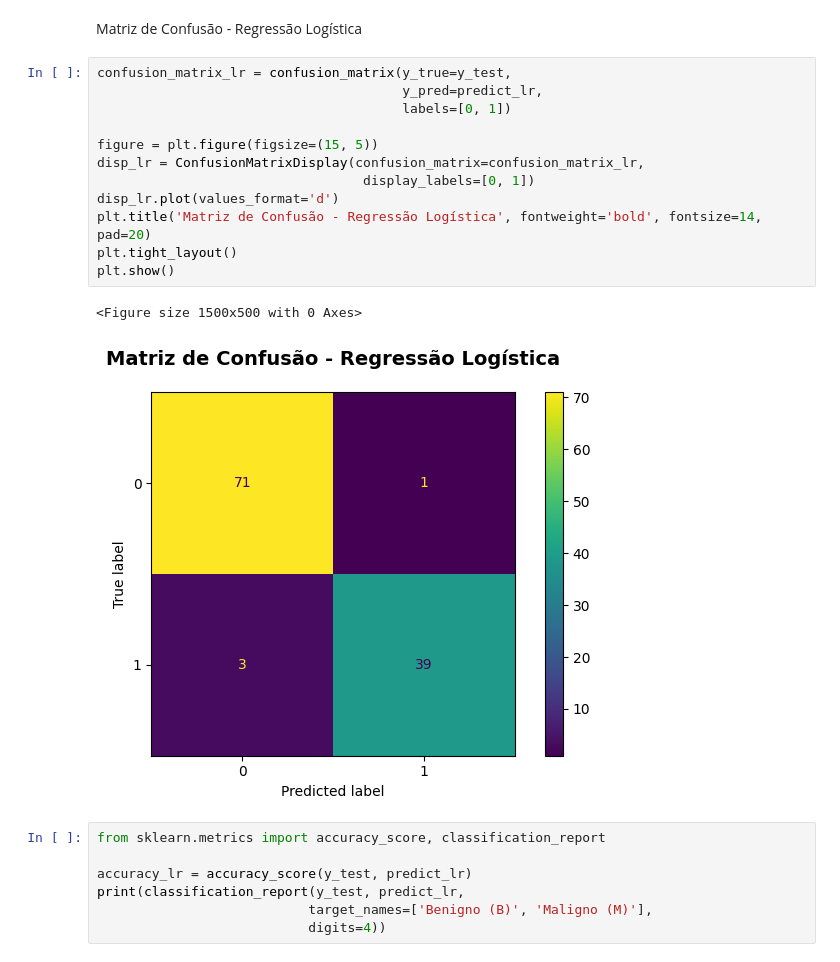
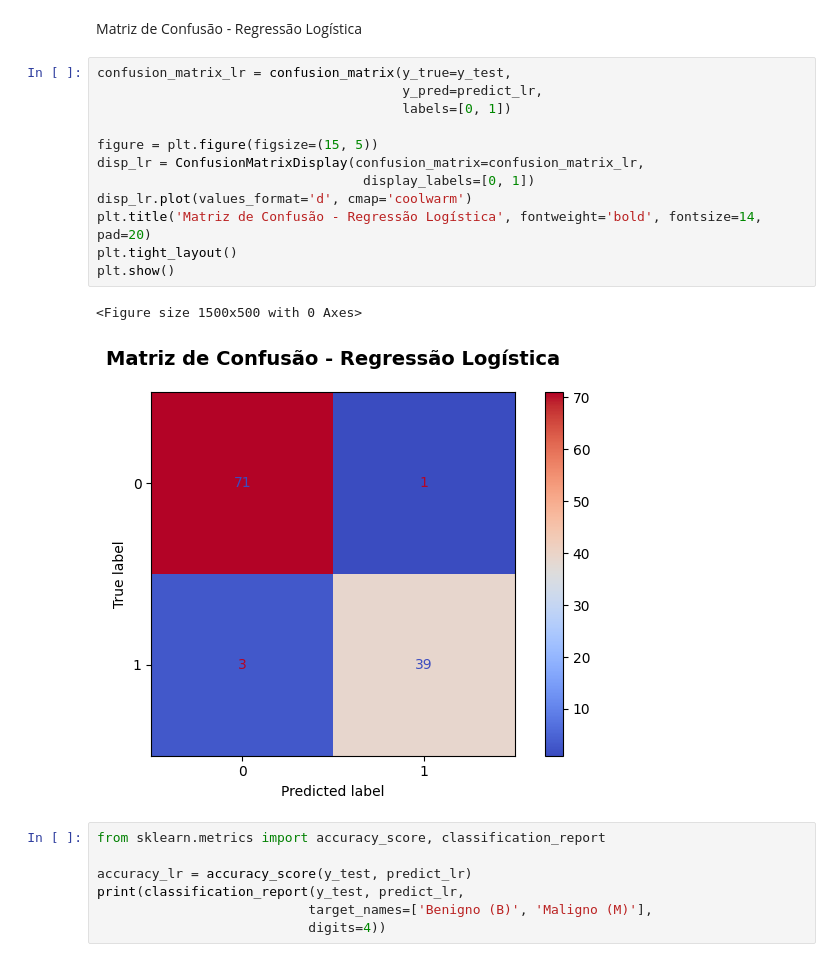
Before and after one commit to ThiagoMarques/breast-cancer-wisconsin, a Jupyter notebook: main.ipynb, the cells around one changed output. Saved outputs shown, nothing was run; the diff lists cells and outputs as text.

```diff
--- a/main.ipynb
+++ b/main.ipynb
@@ -692,18 +692,18 @@ Matriz de Confusão - Regressão Logística
 # %%
 confusion_matrix_lr = confusion_matrix(y_true=y_test,
                                        y_pred=predict_lr,
                                        labels=[0, 1])
 
 figure = plt.figure(figsize=(15, 5))
 disp_lr = ConfusionMatrixDisplay(confusion_matrix=confusion_matrix_lr,
                                   display_labels=[0, 1])
-disp_lr.plot(values_format='d')
+disp_lr.plot(values_format='d', cmap='coolwarm')
 plt.title('Matriz de Confusão - Regressão Logística', fontweight='bold', fontsize=14, pad=20)
 plt.tight_layout()
 plt.show()
 # %% [output]
 <Figure size 1500x500 with 0 Axes>
-[figure, old version]
+[figure, new version]
 # %%
 from sklearn.metrics import accuracy_score, classification_report
 
```
Also changed, not shown: parts of 1 cell of this notebook.
